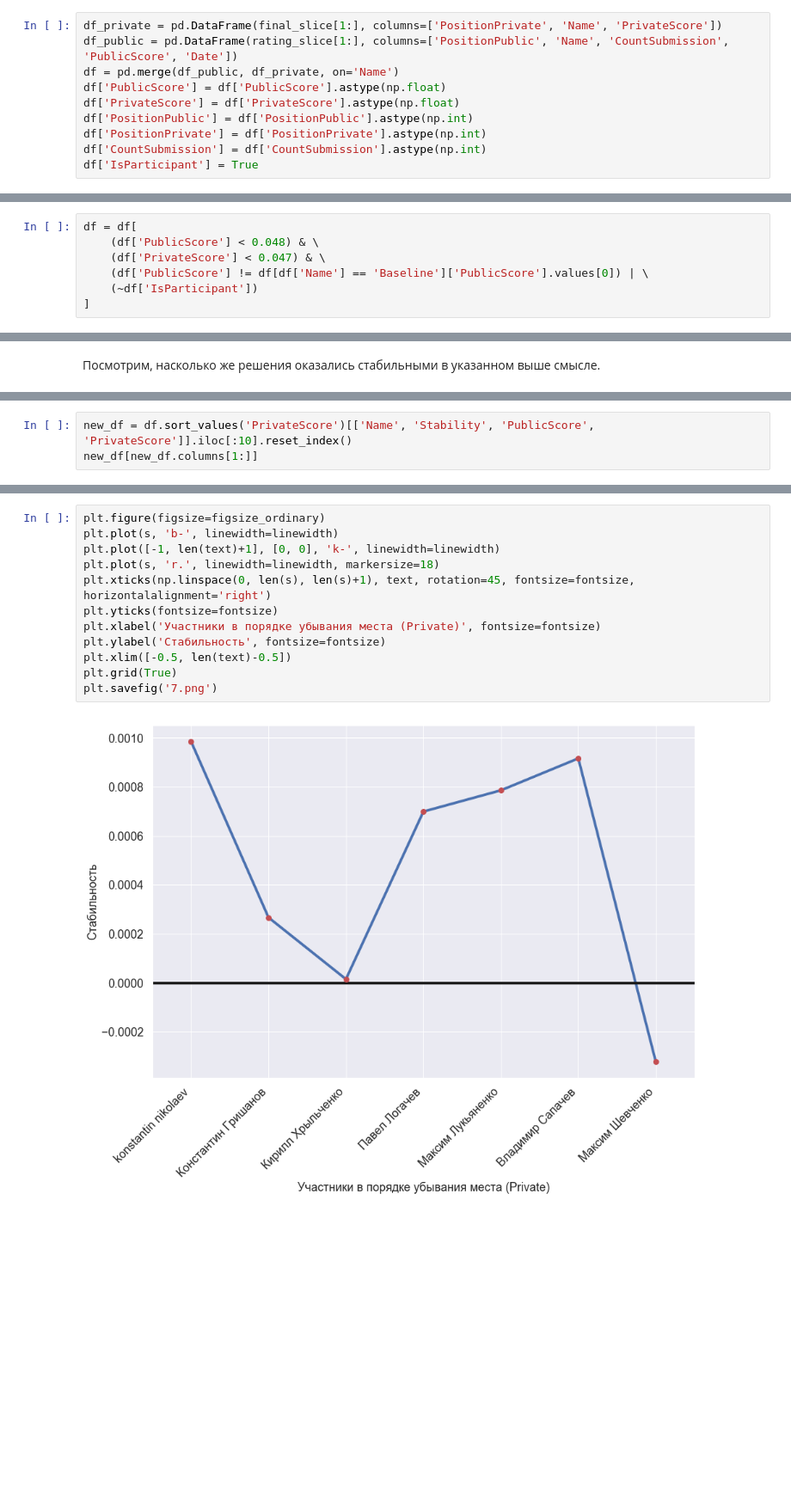
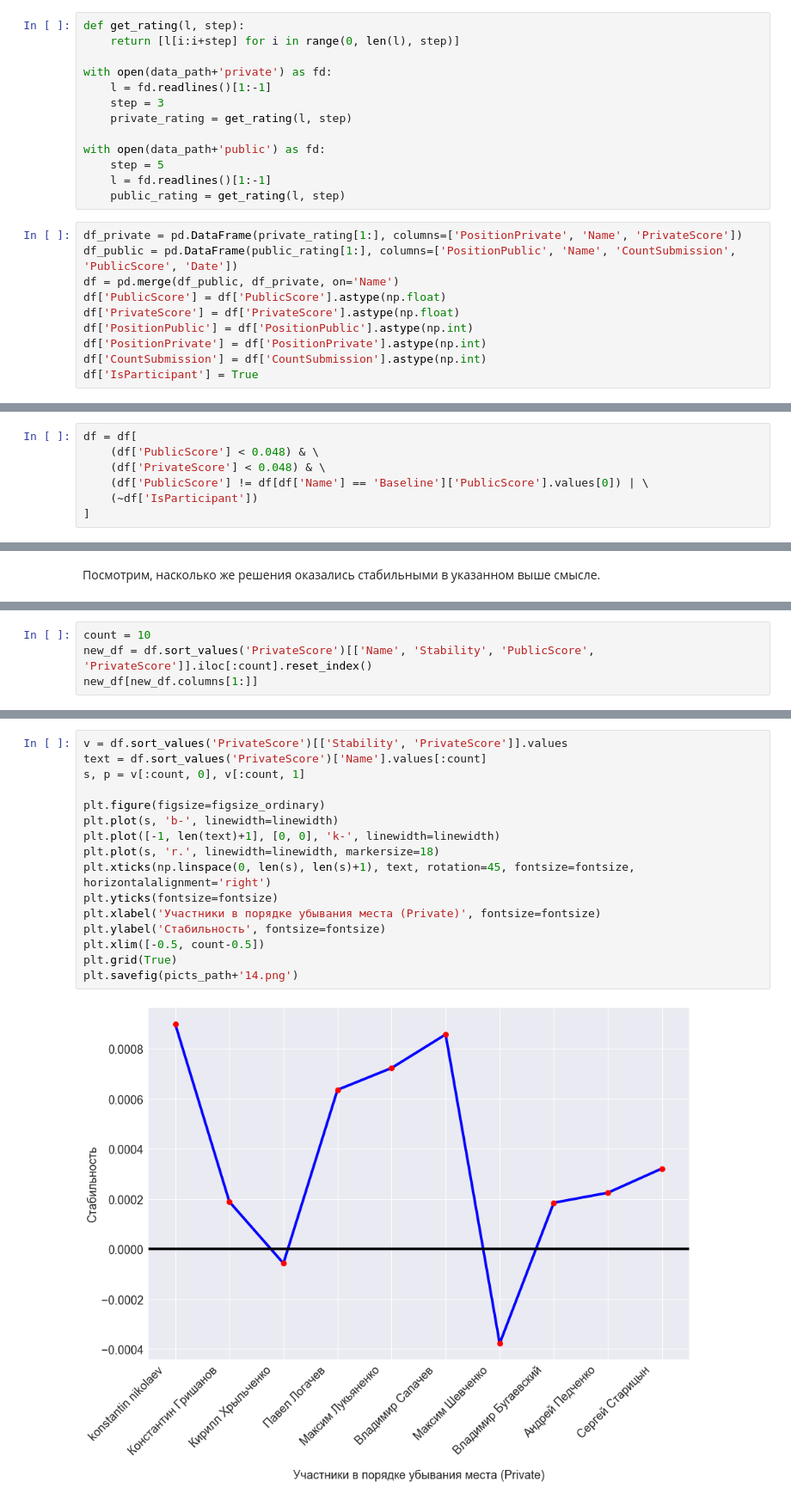
Before and after one commit to Hedgehogues/new-year-contest-boosters, a Jupyter notebook: analytics/analytics.ipynb, the cells around one changed output, grey strips where cells are left out. Shown at 86% size. Cells and saved outputs as stored; diff of their text form; blank space fills up the shorter version.

```diff
--- a/analytics/analytics.ipynb
+++ b/analytics/analytics.ipynb
@@ -2374,6 +207,19 @@ rating_slice = [l[i:i+step] for i in range(0, len(l), step)]
+# %%
+def get_rating(l, step):
+    return [l[i:i+step] for i in range(0, len(l), step)]
+
+with open(data_path+'private') as fd:
+    l = fd.readlines()[1:-1]
+    step = 3
+    private_rating = get_rating(l, step)
+
+with open(data_path+'public') as fd:
+    step = 5
+    l = fd.readlines()[1:-1]
+    public_rating = get_rating(l, step)
 # %%
-df_private = pd.DataFrame(final_slice[1:], columns=['PositionPrivate', 'Name', 'PrivateScore'])
-df_public = pd.DataFrame(rating_slice[1:], columns=['PositionPublic', 'Name', 'CountSubmission', 'PublicScore', 'Date'])
+df_private = pd.DataFrame(private_rating[1:], columns=['PositionPrivate', 'Name', 'PrivateScore'])
+df_public = pd.DataFrame(public_rating[1:], columns=['PositionPublic', 'Name', 'CountSubmission', 'PublicScore', 'Date'])
 df = pd.merge(df_public, df_private, on='Name')
 df['PublicScore'] = df['PublicScore'].astype(np.float)
 df['PrivateScore'] = df['PrivateScore'].astype(np.float)
@@ -2394,7 +410,7 @@ df['Date'] = pd.to_datetime(df['Date'])
 # %%
 df = df[
     (df['PublicScore'] < 0.048) & \
-    (df['PrivateScore'] < 0.047) & \
+    (df['PrivateScore'] < 0.048) & \
     (df['PublicScore'] != df[df['Name'] == 'Baseline']['PublicScore'].values[0]) | \
     (~df['IsParticipant'])
 ]
@@ -2560,5 +617,6 @@ plt.savefig('6.png')
 # %%
-new_df = df.sort_values('PrivateScore')[['Name', 'Stability', 'PublicScore', 'PrivateScore']].iloc[:10].reset_index()
+count = 10
+new_df = df.sort_values('PrivateScore')[['Name', 'Stability', 'PublicScore', 'PrivateScore']].iloc[:count].reset_index()
 new_df[new_df.columns[1:]]
 # %% [output]
 |  | Name | Stability | PublicScore | PrivateScore |
@@ -2575,14 +633,18 @@ new_df[new_df.columns[1:]]
 # %%
+v = df.sort_values('PrivateScore')[['Stability', 'PrivateScore']].values
+text = df.sort_values('PrivateScore')['Name'].values[:count]
+s, p = v[:count, 0], v[:count, 1]
+
 plt.figure(figsize=figsize_ordinary)
 plt.plot(s, 'b-', linewidth=linewidth)
 plt.plot([-1, len(text)+1], [0, 0], 'k-', linewidth=linewidth)
 plt.plot(s, 'r.', linewidth=linewidth, markersize=18)
 plt.xticks(np.linspace(0, len(s), len(s)+1), text, rotation=45, fontsize=fontsize, horizontalalignment='right')
 plt.yticks(fontsize=fontsize)
 plt.xlabel('Участники в порядке убывания места (Private)', fontsize=fontsize)
 plt.ylabel('Стабильность', fontsize=fontsize)
-plt.xlim([-0.5, len(text)-0.5])
+plt.xlim([-0.5, count-0.5])
 plt.grid(True)
-plt.savefig('7.png')
+plt.savefig(picts_path+'14.png')
 # %% [output]
-[figure, old version]
+[figure, new version]
```
Also changed, not shown: parts of 76 cells of this notebook, 35 other files.
